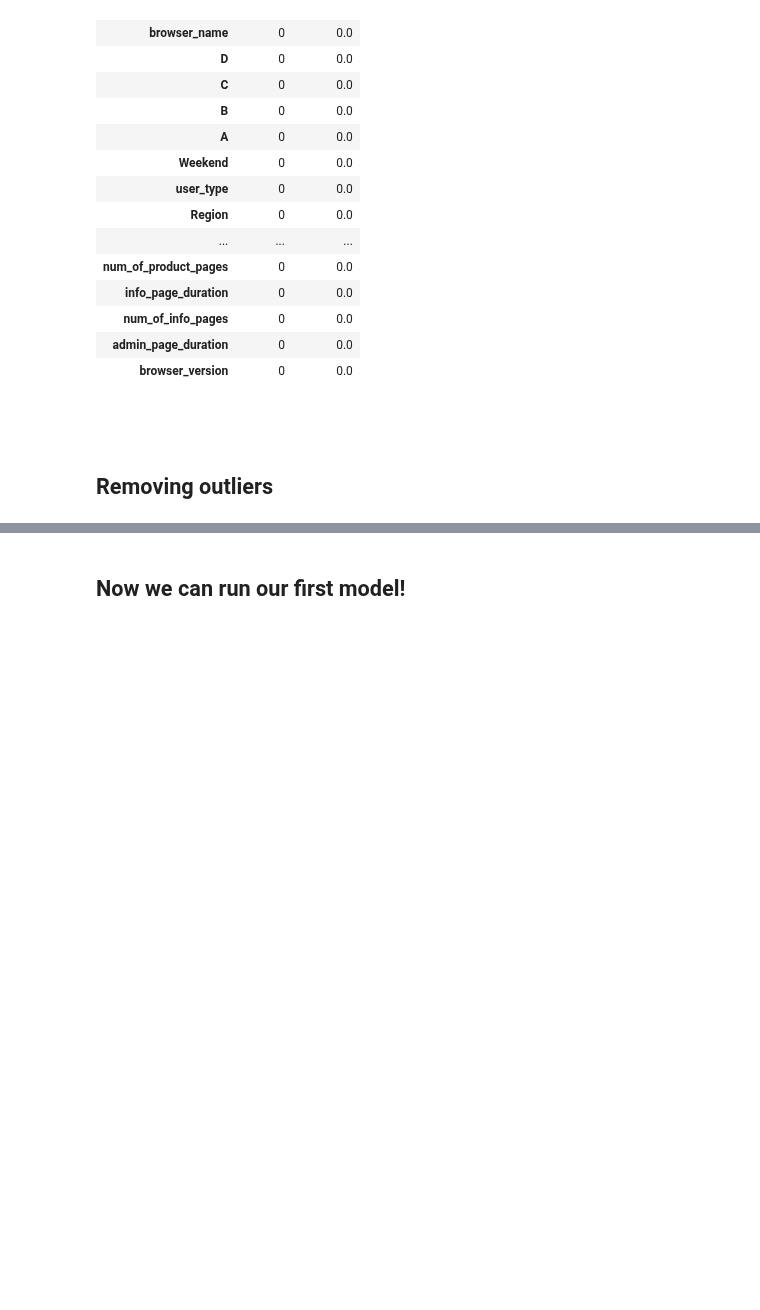
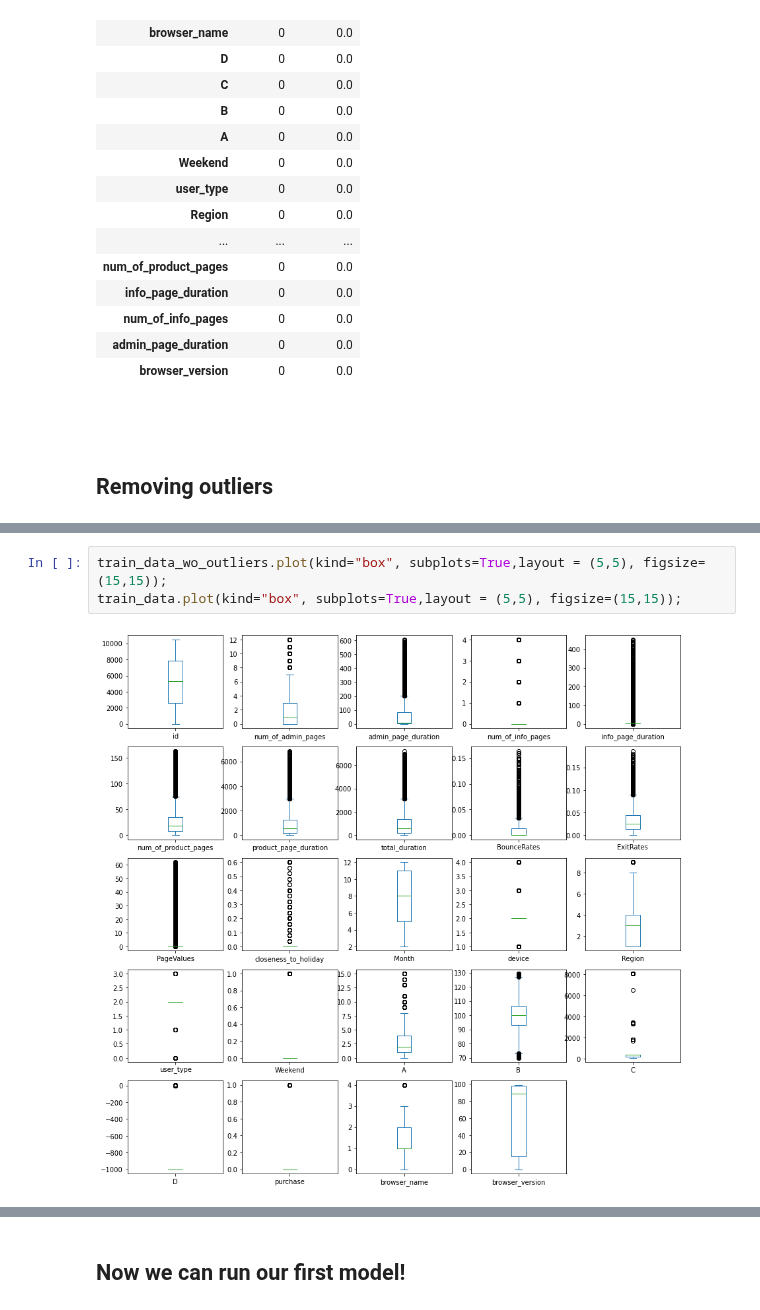
Before and after one commit to mikisegall/ml_final_project, a Jupyter notebook: avi_test.ipynb, the cells around one changed output, grey strips where cells are left out. Cells and saved outputs as stored; diff of their text form; blank space fills up the shorter version.

```diff
--- a/avi_test.ipynb
+++ b/avi_test.ipynb
@@ -384,0 +407,5 @@ New shape: (8271, 24)
+# %%
+train_data_wo_outliers.plot(kind="box", subplots=True,layout = (5,5), figsize=(15,15));
+train_data.plot(kind="box", subplots=True,layout = (5,5), figsize=(15,15));
+# %% [output]
+[figure, added]
```
Also changed, not shown: parts of 12 cells of this notebook.
